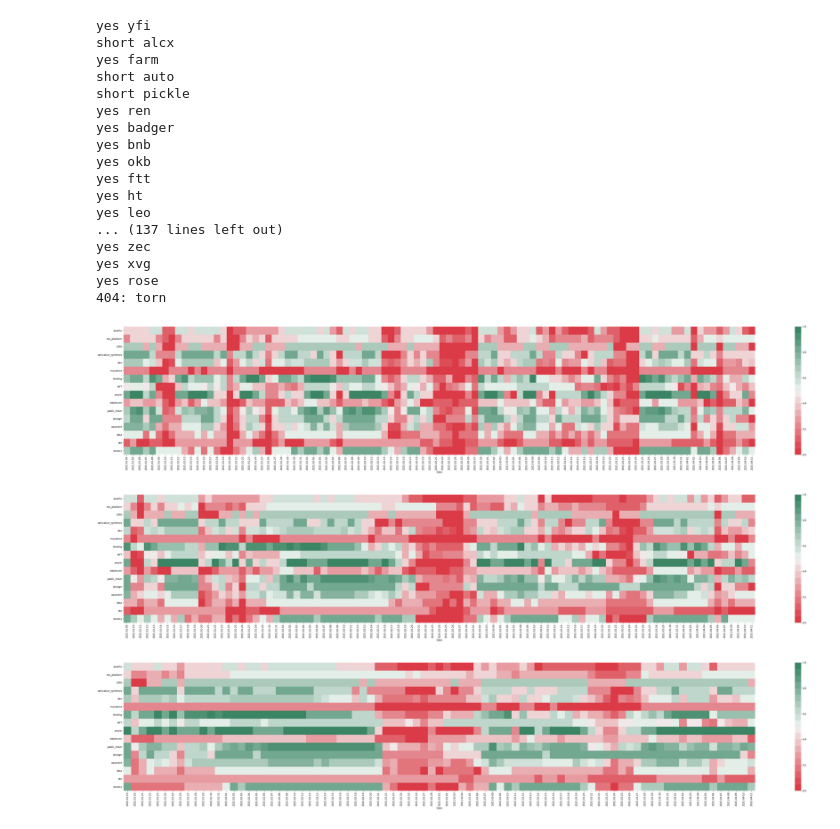
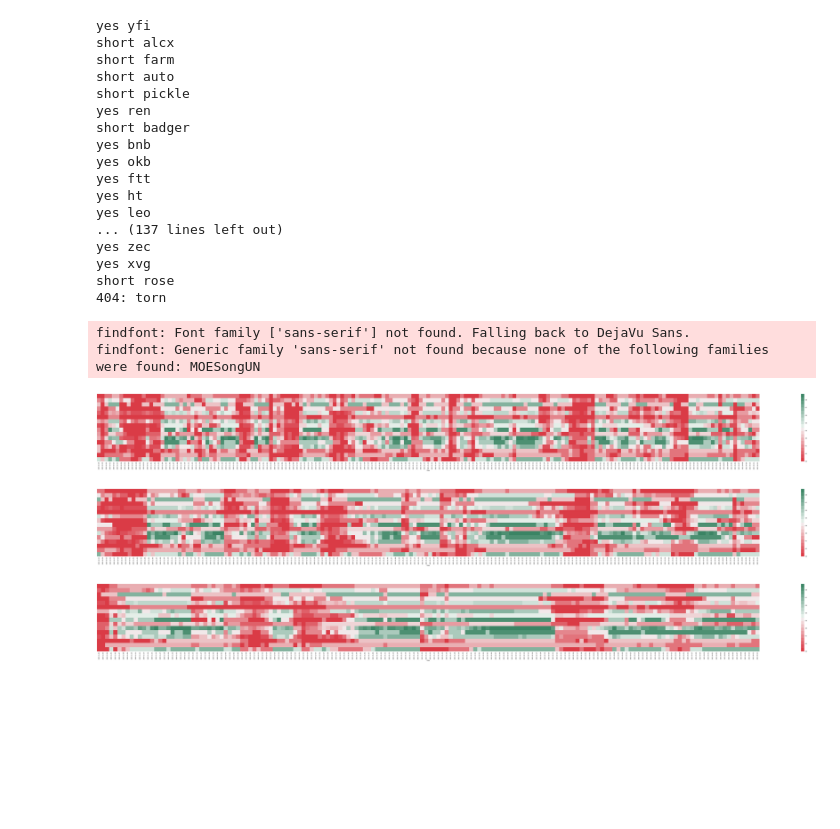
Before and after one commit to swkcoding2/crypto-trend, a Jupyter notebook: crypto_trend.ipynb, the cells around one changed output. Cells and saved outputs as stored; diff of their text form; code cells hidden in the pictures; blank space fills up the shorter version.

```diff
--- a/crypto_trend.ipynb
+++ b/crypto_trend.ipynb
@@ -19,8 +19,8 @@ MOVING_AVERAGE = 5
 ## error while fetching 'flow' data
 #assets_group = {'btc': ['btc'], 'nft':['theta', 'mana', 'flow'], 'exchange':['bnb', 'okb', 'ht']}
 
-start_date = '2021-01-01'
-end_date ='2021-04-12'
+start_date = '2020-10-15'
+end_date ='2021-04-13'
 # assets_group = {'btc': ['btc'], 'eth': ['eth'], 'nft':['theta', 'mana'], 'exchange':['bnb', 'okb', 'ht']}
 
 # file_name = "coin.txt"
@@ -65,17 +65,17 @@ for key, assets in assets_group.items():
     try:
       response = session.get(url.format(assetKey=asset), params=parameters)
 
+      time.sleep(8)
+
       if response.status_code != 200:
           print('%d: %s' % (response.status_code, asset))
           continue
 
-      time.sleep(4)
-      makey = asset + ' ma' + str(MOVING_AVERAGE)
       historical_price_json = json.loads(response.text)
 
       historical_price = historical_price_json['data']['values']
 
-      if not historical_price or len(historical_price) != 102:
+      if not historical_price or len(historical_price) < 181:
           print('short %s' % asset)
           continue
 
@@ -83,18 +83,16 @@ for key, assets in assets_group.items():
       volumn_close_dic = {str(datetime.fromtimestamp(price[0]/1e3).date()): price[data_source_option[DATA_SOURCE]] for price in historical_price}
 
       df[asset] = pd.Series(volumn_close_dic).values
-      df[makey] =  df[asset].rolling(window=MOVING_AVERAGE).mean()
-
     except (ConnectionError, Timeout, TooManyRedirects) as e:
       print(e)
 # %% [output]
 yes yfi
 short alcx
-yes farm
+short farm
 short auto
 short pickle
 yes ren
-yes badger
+short badger
 yes bnb
 yes okb
 yes ftt
@@ -103,7 +101,7 @@ yes leo
 ... (137 lines left out)
 yes zec
 yes xvg
-yes rose
+short rose
 404: torn
 # %%
 df.to_csv('price_history.csv')
@@ -113,8 +111,8 @@ df = pd.read_csv('price_history.csv')
 
 from datetime import datetime, timedelta
 
-start_date = '2021-01-01'
-end_date ='2021-04-12'
+start_date = '2020-10-15'
+end_date ='2021-04-13'
 
 start_date_delta = (datetime.strptime(start_date, '%Y-%m-%d') - timedelta(days=1)).date()
 end_date_delta = (datetime.strptime(end_date, '%Y-%m-%d') - timedelta(days=1)).date()
@@ -129,6 +127,14 @@ import numpy as np
 import seaborn as sns
 
 MOVING_AVERAGE = 5
+
+for key, assets in assets_group.items():
+  for asset in assets:
+    if not asset in df:
+      continue
+
+    makey = asset + ' ma' + str(MOVING_AVERAGE)
+    df[makey] =  df[asset].rolling(window=MOVING_AVERAGE).mean()
 
 ## Calculate if each individual coin above ma5, and total # of coins above ma5 in each group (e.g. nft group)
 for key, assets in assets_group.items():
@@ -161,33 +167,38 @@ for key, assets in assets_group.items():
         ordered_col.append(asset)
         ordered_col.append(makey)
         ordered_col.append(ma5Comparekey)
     col_total_above = key + ' total above ma' + str(MOVING_AVERAGE)
     percentage_above = key + ' percentage above ma' + str(MOVING_AVERAGE)
     ordered_col.append(col_total_above)
     ordered_col.append(percentage_above)
     key_col.append(percentage_above)
     keys.append(key)
 
 df = df[ordered_col]
 
+# drop first 4 days, as NaN values for first 4 days if calcualge ma5
+df = df.dropna()
+
 ##Complete data frame
 
 model_df = df[key_col]
 model_df.columns = keys
 
 # model_df.index = model_df.index.strftime("%m/%d/%y")
 
 model_df = model_df.T
 
 import matplotlib.pyplot as plt
 plt.rcParams['font.sans-serif'] = ['MOESongUN']
 plt.rcParams['font.serif'] = ['MOESongUN']
 plt.rcParams['axes.unicode_minus'] = False
 
 colormap = sns.diverging_palette(10, 150, n=20) # sns.color_palette("Greens")
 
-fig, ax = plt.subplots(figsize=(60,10))
+fig, ax = plt.subplots(figsize=(120,10))
 
-p1 = sns.heatmap(model_df, cmap=colormap, ax=ax)
+p1 = sns.heatmap(model_df, cmap=colormap, yticklabels=False, ax=ax)
 # %% [output]
+findfont: Font family ['sans-serif'] not found. Falling back to DejaVu Sans.
+findfont: Generic family 'sans-serif' not found because none of the following families were found: MOESongUN
-[figure, old version]
+[figure, new version]
@@ -204,4 +205,14 @@ for key, assets in assets_group.items():
 # %%
+MOVING_AVERAGE = 10
+
+for key, assets in assets_group.items():
+  for asset in assets:
+    if not asset in df:
+      continue
+
+    makey = asset + ' ma' + str(MOVING_AVERAGE)
+    df[makey] =  df[asset].rolling(window=MOVING_AVERAGE).mean()
+
 ## Calculate if each individual coin above ma5, and total # of coins above ma5 in each group (e.g. nft group)
 for key, assets in assets_group.items():
     col_total_above = key + ' total above ma' + str(MOVING_AVERAGE)
@@ -261,12 +272,22 @@ plt.rcParams['axes.unicode_minus'] = False
 
 colormap = sns.diverging_palette(10, 150, n=20) # sns.color_palette("Greens")
 
-fig, ax = plt.subplots(figsize=(60,10))
+fig, ax = plt.subplots(figsize=(120,10))
 
-p1 = sns.heatmap(model_df, cmap=colormap, ax=ax)
+p1 = sns.heatmap(model_df, cmap=colormap, yticklabels=False, ax=ax)
 # %% [output]
-[figure, old version]
+[figure, new version]
 # %%
+MOVING_AVERAGE = 20
+
+for key, assets in assets_group.items():
+  for asset in assets:
+    if not asset in df:
+      continue
+
+    makey = asset + ' ma' + str(MOVING_AVERAGE)
+    df[makey] =  df[asset].rolling(window=MOVING_AVERAGE).mean()
+
 ## Calculate if each individual coin above ma5, and total # of coins above ma5 in each group (e.g. nft group)
 for key, assets in assets_group.items():
     col_total_above = key + ' total above ma' + str(MOVING_AVERAGE)
@@ -326,8 +347,8 @@ plt.rcParams['axes.unicode_minus'] = False
 
 colormap = sns.diverging_palette(10, 150, n=20) # sns.color_palette("Greens")
 
-fig, ax = plt.subplots(figsize=(60,10))
+fig, ax = plt.subplots(figsize=(120,10))
 
-p1 = sns.heatmap(model_df, cmap=colormap, ax=ax)
+p1 = sns.heatmap(model_df, cmap=colormap, yticklabels=False, ax=ax)
 # %% [output]
-[figure, old version]
+[figure, new version]
```
Also changed, not shown: parts of 1 cell of this notebook, 1 other file.
